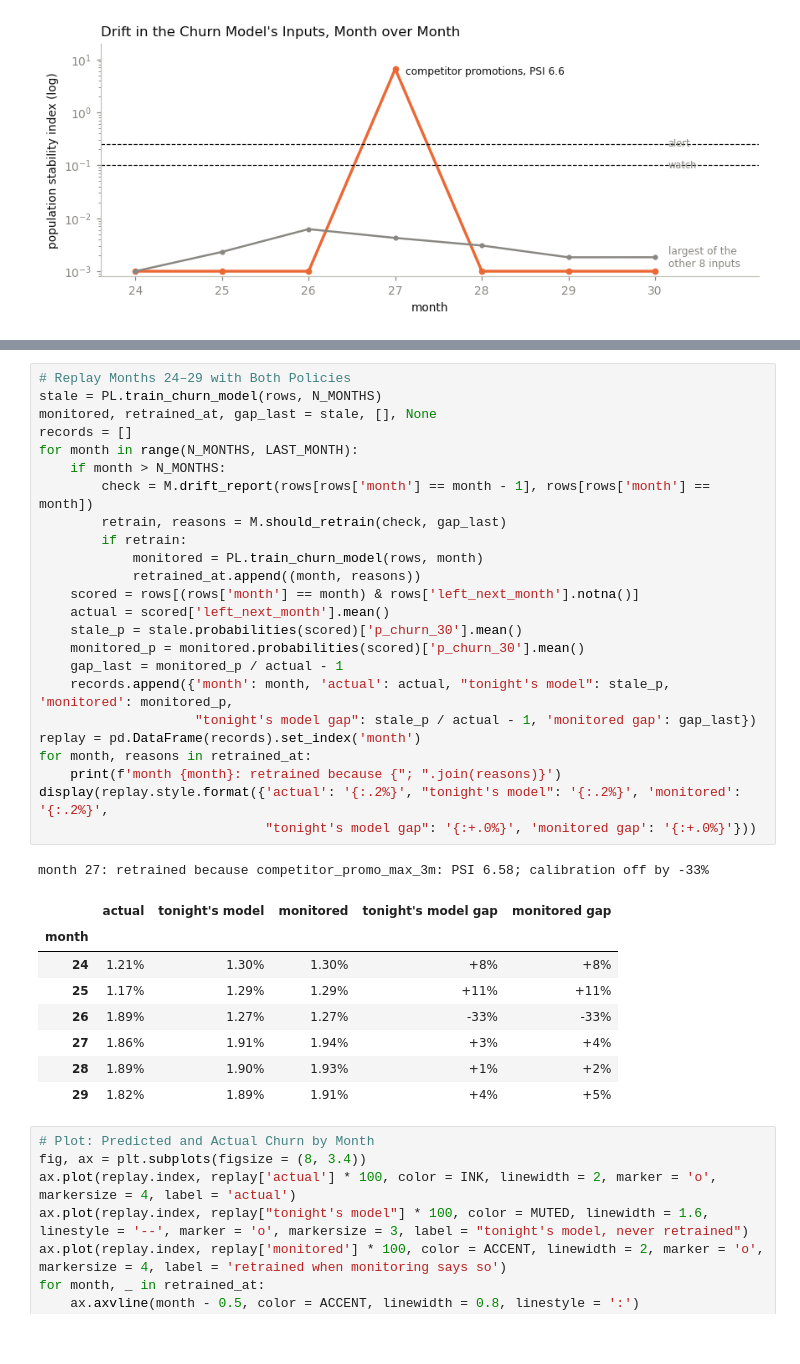
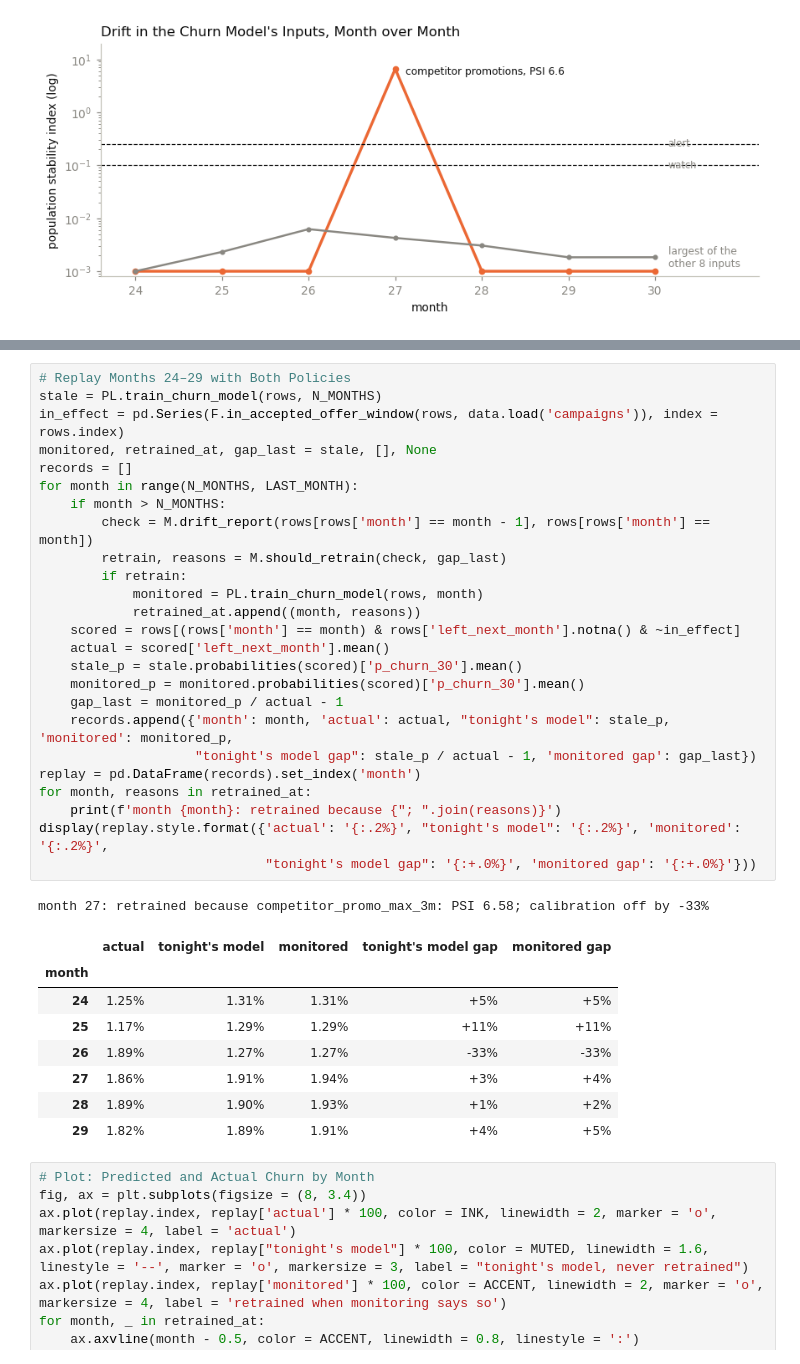
Before and after one commit to paforsey/data-science-portfolio, a Jupyter notebook: case-studies/customer-retention-agent/06_automation_monitoring.ipynb, the cells around one changed output, grey strips where cells are left out. Cells and saved outputs as stored; diff of their text form.

```diff
--- a/case-studies/customer-retention-agent/06_automation_monitoring.ipynb
+++ b/case-studies/customer-retention-agent/06_automation_monitoring.ipynb
@@ -273,32 +273,33 @@ plt.show()
 # %%
 # Replay Months 24–29 with Both Policies
 stale = PL.train_churn_model(rows, N_MONTHS)
+in_effect = pd.Series(F.in_accepted_offer_window(rows, data.load('campaigns')), index = rows.index)
 monitored, retrained_at, gap_last = stale, [], None
 records = []
 for month in range(N_MONTHS, LAST_MONTH):
     if month > N_MONTHS:
         check = M.drift_report(rows[rows['month'] == month - 1], rows[rows['month'] == month])
         retrain, reasons = M.should_retrain(check, gap_last)
         if retrain:
             monitored = PL.train_churn_model(rows, month)
             retrained_at.append((month, reasons))
-    scored = rows[(rows['month'] == month) & rows['left_next_month'].notna()]
+    scored = rows[(rows['month'] == month) & rows['left_next_month'].notna() & ~in_effect]
     actual = scored['left_next_month'].mean()
     stale_p = stale.probabilities(scored)['p_churn_30'].mean()
     monitored_p = monitored.probabilities(scored)['p_churn_30'].mean()
     gap_last = monitored_p / actual - 1
     records.append({'month': month, 'actual': actual, "tonight's model": stale_p, 'monitored': monitored_p,
                     "tonight's model gap": stale_p / actual - 1, 'monitored gap': gap_last})
 replay = pd.DataFrame(records).set_index('month')
 for month, reasons in retrained_at:
     print(f'month {month}: retrained because {"; ".join(reasons)}')
 display(replay.style.format({'actual': '{:.2%}', "tonight's model": '{:.2%}', 'monitored': '{:.2%}',
                              "tonight's model gap": '{:+.0%}', 'monitored gap': '{:+.0%}'}))
 # %% [output]
 month 27: retrained because competitor_promo_max_3m: PSI 6.58; calibration off by -33%
 |  | actual | tonight's model | monitored | tonight's model gap | monitored gap |
 | month |  |  |  |  |  |
-| 24 | 1.21% | 1.30% | 1.30% | +8% | +8% |
+| 24 | 1.25% | 1.31% | 1.31% | +5% | +5% |
 | 25 | 1.17% | 1.29% | 1.29% | +11% | +11% |
 | 26 | 1.89% | 1.27% | 1.27% | -33% | -33% |
 | 27 | 1.86% | 1.91% | 1.94% | +3% | +4% |
```
Also changed, not shown: parts of 11 cells of this notebook, 15 other files.
